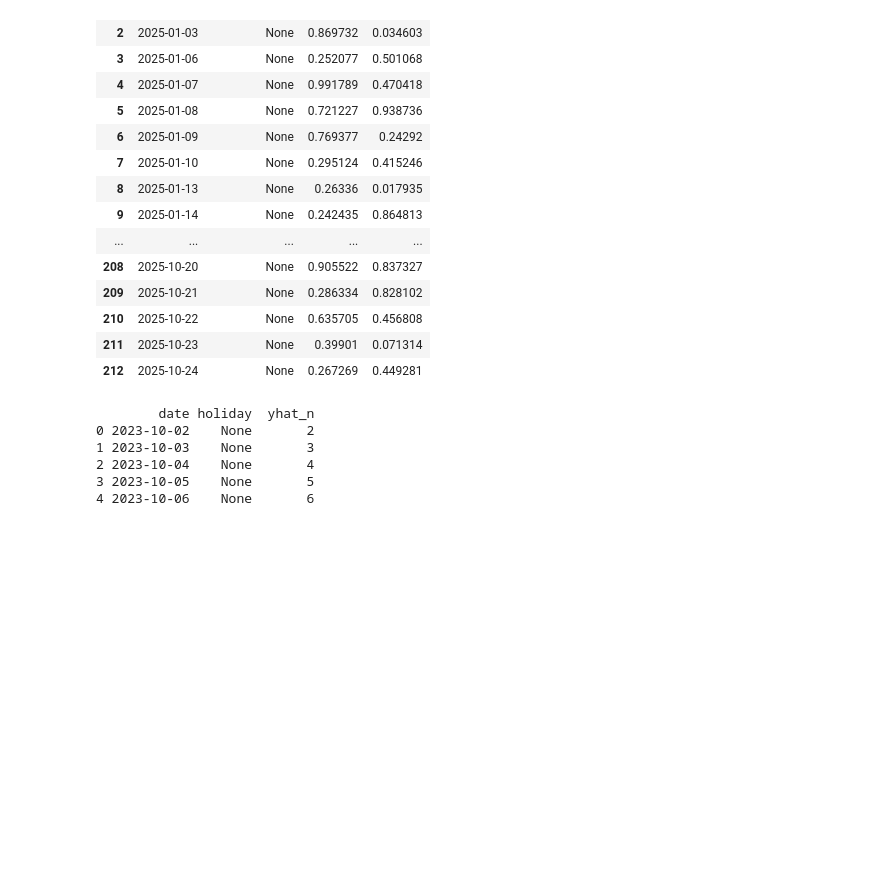
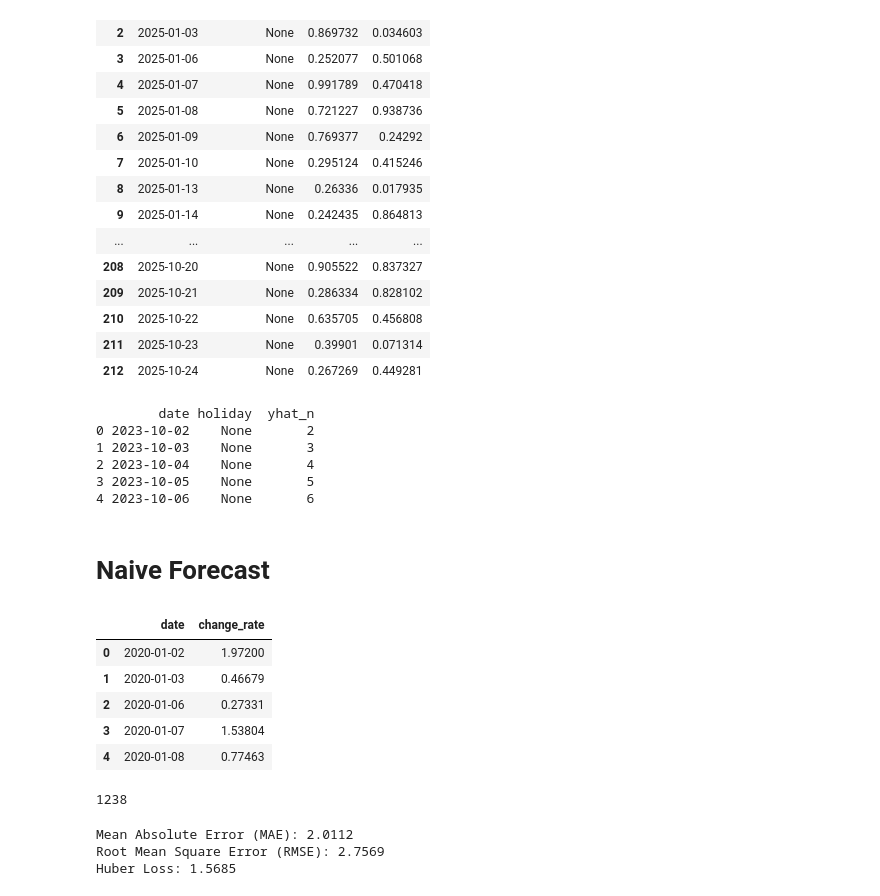
Before and after one commit to agux/marten, a Jupyter notebook: notebooks/0.1-misc.ipynb, the cells around one changed output. Drawn from its saved outputs; the diff is of its cells as text; code cells hidden in the pictures; blank space fills up the shorter version.

```diff
--- a/notebooks/0.1-misc.ipynb
+++ b/notebooks/0.1-misc.ipynb
@@ -508,3 +508,5 @@ print(shifted_df)
 2 2023-10-04    None       4
 3 2023-10-05    None       5
 4 2023-10-06    None       6
+# %% [markdown]
+# Naive Forecast
@@ -510,0 +524,58 @@ print(shifted_df)
+# %%
+load_dotenv()  # take environment variables from .env.
+
+DB_USER = os.getenv("DB_USER")
+DB_PASSWORD = os.getenv("DB_PASSWORD")
+DB_HOST = os.getenv("DB_HOST")
+DB_PORT = os.getenv("DB_PORT")
+DB_NAME = os.getenv("DB_NAME")
+db_url = f"postgresql+psycopg2://{DB_USER}:{DB_PASSWORD}@{DB_HOST}:{DB_PORT}/{DB_NAME}"
+
+alchemyEngine = create_engine(
+    db_url,
+    pool_recycle=3600,
+)
+# %%
+query = """
+with cte as (
+SELECT "date", change_rate
+FROM index_daily_em_view
+where symbol = '000688'
+and change_rate is not null
+) select * from cte order by date
+"""
+
+raw_df = pd.read_sql(query, alchemyEngine, parse_dates=["date"])
+# %%
+raw_df.head()
+# %% [output]
+|  | date | change_rate |
+| 0 | 2020-01-02 | 1.97200 |
+| 1 | 2020-01-03 | 0.46679 |
+| 2 | 2020-01-06 | 0.27331 |
+| 3 | 2020-01-07 | 1.53804 |
+| 4 | 2020-01-08 | 0.77463 |
+# %%
+len(raw_df)
+# %% [output]
+1238
+# %%
+y = raw_df["change_rate"]
+predictions = y.shift(1).dropna()
+actuals = y[1:]
+actuals = actuals.loc[predictions.index]
+
+errors = actuals - predictions
+
+mae = np.mean(np.abs(errors))
+print(f"Mean Absolute Error (MAE): {mae:.4f}")
+
+rmse = np.sqrt(np.mean(errors**2))
+print(f"Root Mean Square Error (RMSE): {rmse:.4f}")
+
+hl = huber_loss(actuals, predictions)
+print(f"Huber Loss: {hl:.4f}")
+# %% [output]
+Mean Absolute Error (MAE): 2.0112
+Root Mean Square Error (RMSE): 2.7569
+Huber Loss: 1.5685
```
Also changed, not shown: parts of 1 cell of this notebook.
